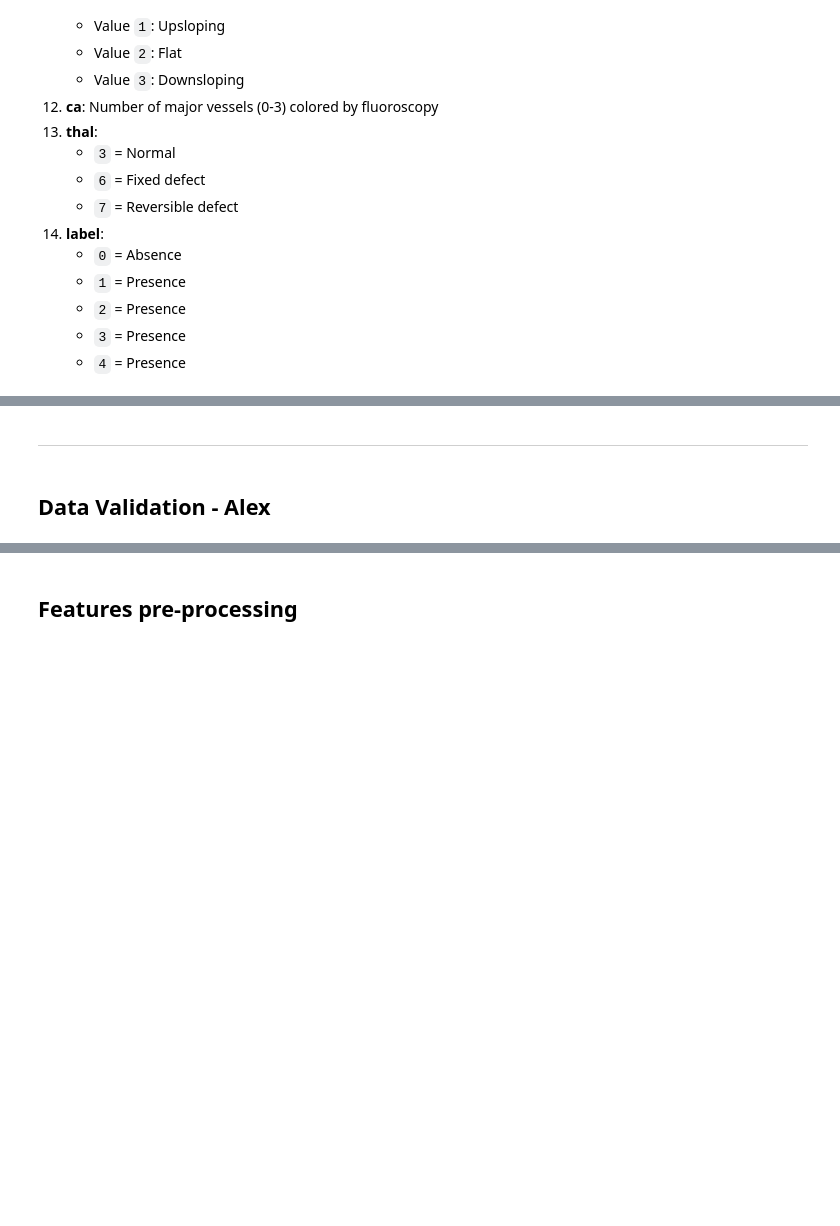
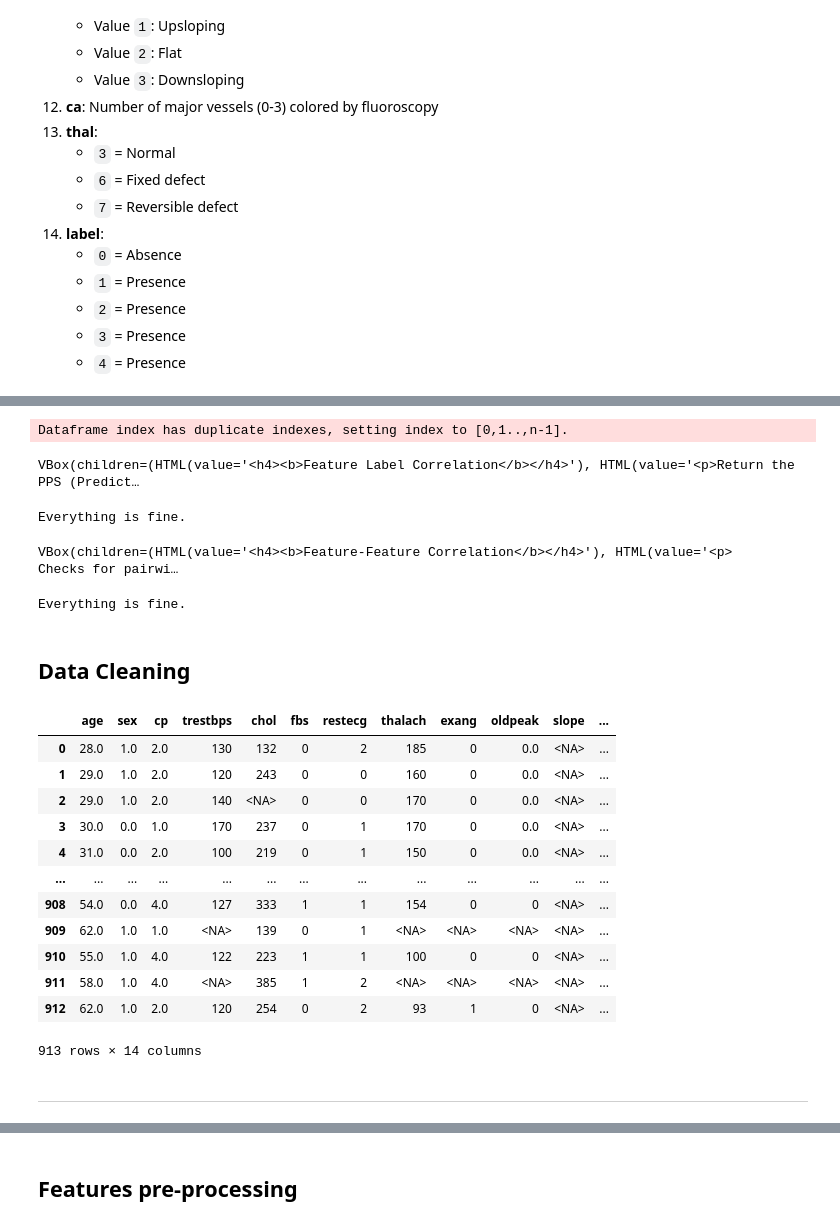
Before and after one commit to UBC-MDS/Heart_Disease_group7, a Jupyter notebook: analysis.ipynb, the cells around one changed output, grey strips where cells are left out. Saved outputs shown, nothing was run; the diff lists cells and outputs as text; code cells hidden in the pictures; blank space fills up the shorter version.

```diff
--- a/analysis.ipynb
+++ b/analysis.ipynb
@@ -116,4 +277,54 @@ combined_df
+# %%
+## --- 10. No anomalous correlations between target variable and features variables
+
+features = ['sex', 'cp', 'fbs', 'restecg', 'exang', 'slope', 'ca', 'thal']
+ds = Dataset(combined_df, label='label', cat_features=categorical_features)
+
+check_feat_lab_corr = FeatureLabelCorrelation().add_condition_feature_pps_less_than(0.9)
+check_feat_lab_corr_result = check_feat_lab_corr.run(dataset=ds)
+check_feat_lab_corr.run(dataset=ds).show()
+if not check_feat_lab_corr_result.passed_conditions():
+    raise ValueError("The correlation between target and features variables exceeds the threshold.")
+else:
+    print("Everything is fine.")
+# %% [output]
+Dataframe index has duplicate indexes, setting index to [0,1..,n-1].
+VBox(children=(HTML(value='<h4><b>Feature Label Correlation</b></h4>'), HTML(value='<p>Return the PPS (Predict…
+Everything is fine.
+# %%
+## --- 11. No anomalous correlations between features variables
+
+check_feat_feat_corr = FeatureFeatureCorrelation(threshold=0.9)
+check_feat_feat_corr_result = check_feat_feat_corr.run(dataset=ds)
+check_feat_feat_corr.run(dataset=ds).show()
+
+if not check_feat_feat_corr_result.passed_conditions():
+    raise ValueError("The correlation between features variables exceeds the threshold.")
+else:
+    print("Everything is fine.")
+# %% [output]
+VBox(children=(HTML(value='<h4><b>Feature-Feature Correlation</b></h4>'), HTML(value='<p>    Checks for pairwi…
+Everything is fine.
+# %% [markdown]
+## Data Cleaning
+# %%
+## delete duplicated rows
+duplicate_index = [102,187]
+combined_df = combined_df.drop(index=duplicate_index).reset_index(drop=True)
+combined_df
+# %% [output]
+|  | age | sex | cp | trestbps | chol | fbs | restecg | thalach | exang | oldpeak | slope | ... |
+| 0 | 28.0 | 1.0 | 2.0 | 130 | 132 | 0 | 2 | 185 | 0 | 0.0 | <NA> | ... |
+| 1 | 29.0 | 1.0 | 2.0 | 120 | 243 | 0 | 0 | 160 | 0 | 0.0 | <NA> | ... |
+| 2 | 29.0 | 1.0 | 2.0 | 140 | <NA> | 0 | 0 | 170 | 0 | 0.0 | <NA> | ... |
+| 3 | 30.0 | 0.0 | 1.0 | 170 | 237 | 0 | 1 | 170 | 0 | 0.0 | <NA> | ... |
+| 4 | 31.0 | 0.0 | 2.0 | 100 | 219 | 0 | 1 | 150 | 0 | 0.0 | <NA> | ... |
+| ... | ... | ... | ... | ... | ... | ... | ... | ... | ... | ... | ... | ... |
+| 908 | 54.0 | 0.0 | 4.0 | 127 | 333 | 1 | 1 | 154 | 0 | 0 | <NA> | ... |
+| 909 | 62.0 | 1.0 | 1.0 | <NA> | 139 | 0 | 1 | <NA> | <NA> | <NA> | <NA> | ... |
+| 910 | 55.0 | 1.0 | 4.0 | 122 | 223 | 1 | 1 | 100 | 0 | 0 | <NA> | ... |
+| 911 | 58.0 | 1.0 | 4.0 | <NA> | 385 | 1 | 2 | <NA> | <NA> | <NA> | <NA> | ... |
+| 912 | 62.0 | 1.0 | 2.0 | 120 | 254 | 0 | 2 | 93 | 1 | 0 | <NA> | ... |
+913 rows × 14 columns
 # %% [markdown]
-----------------------------
+----------------------------------
-# %% [markdown]
-## Data Validation - Alex
```
Also changed, not shown: parts of 35 cells of this notebook.
